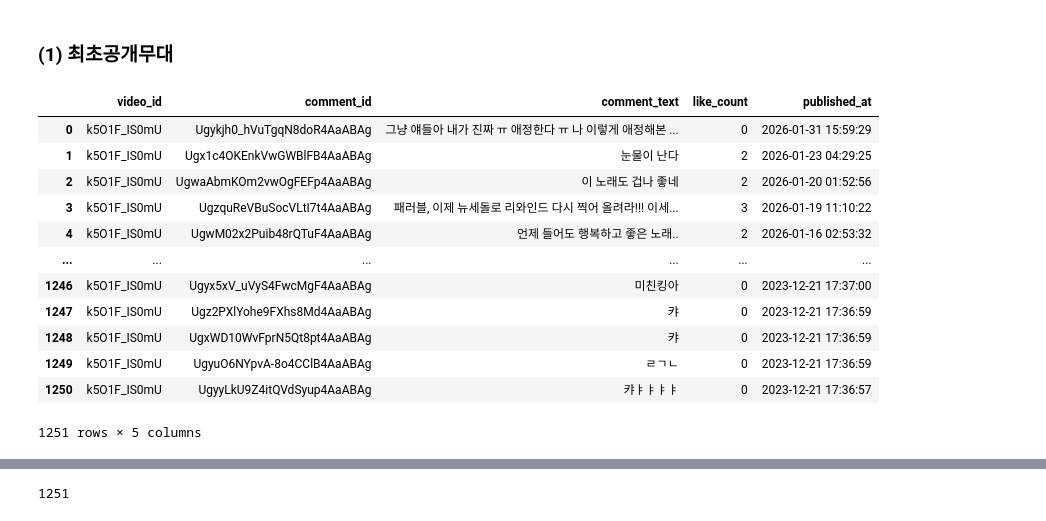
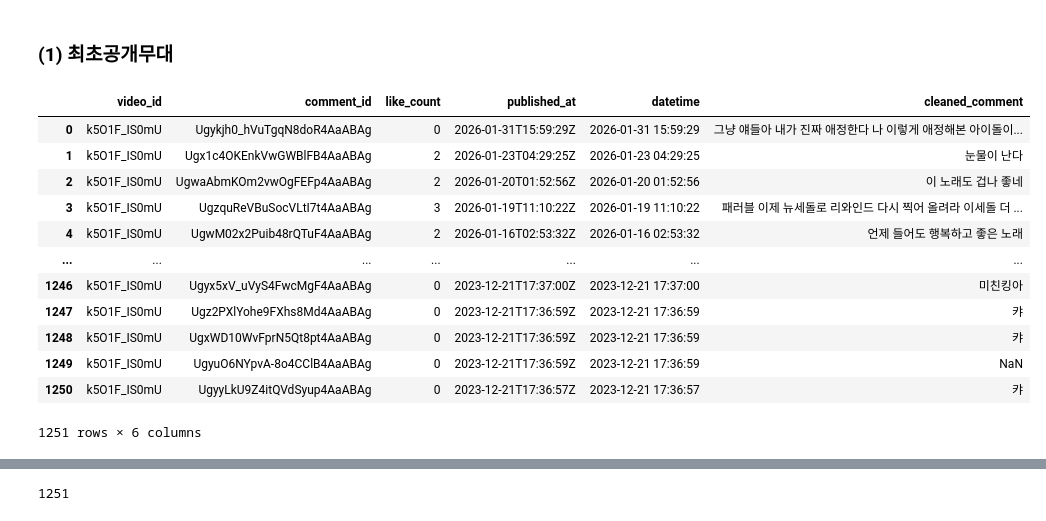
Before and after one commit to PotenUP3-DA-Team4/DA_AI_Jobs, a Jupyter notebook: cocacoca0810/01_youtube_comments.ipynb, the cells around one changed output, grey strips where cells are left out. Cells and saved outputs as stored; diff of their text form; code cells hidden in the pictures.

Commit message:
update full comments

```diff
--- a/cocacoca0810/01_youtube_comments.ipynb
+++ b/cocacoca0810/01_youtube_comments.ipynb
@@ -288,20 +371,20 @@ sentence_series.to_csv("./data/01_raw/subsets/Full_youtube_comments.csv")
 # %% [markdown]
 ### (1) 최초공개무대
 # %%
-df_ISEGYE_01= df[df['video_id'] == 'k5O1F_IS0mU']
+df_ISEGYE_01= df2[df2['video_id'] == 'k5O1F_IS0mU']
 df_ISEGYE_01
 # %% [output]
-|  | video_id | comment_id | comment_text | like_count | published_at |
-| 0 | k5O1F_IS0mU | Ugykjh0_hVuTgqN8doR4AaABAg | 그냥 얘들아 내가 진짜 ㅠ 애정한다 ㅠ 나 이렇게 애정해본 ... | 0 | 2026-01-31 15:59:29 |
-| 1 | k5O1F_IS0mU | Ugx1c4OKEnkVwGWBlFB4AaABAg | 눈물이 난다 | 2 | 2026-01-23 04:29:25 |
-| 2 | k5O1F_IS0mU | UgwaAbmKOm2vwOgFEFp4AaABAg | 이 노래도 겁나 좋네 | 2 | 2026-01-20 01:52:56 |
-| 3 | k5O1F_IS0mU | UgzquReVBuSocVLtI7t4AaABAg | 패러블, 이제 뉴세돌로 리와인드 다시 찍어 올려라!!! 이세... | 3 | 2026-01-19 11:10:22 |
-| 4 | k5O1F_IS0mU | UgwM02x2Puib48rQTuF4AaABAg | 언제 들어도 행복하고 좋은 노래.. | 2 | 2026-01-16 02:53:32 |
-| ... | ... | ... | ... | ... | ... |
-| 1246 | k5O1F_IS0mU | Ugyx5xV_uVyS4FwcMgF4AaABAg | 미친킹아 | 0 | 2023-12-21 17:37:00 |
-| 1247 | k5O1F_IS0mU | Ugz2PXlYohe9FXhs8Md4AaABAg | 캬 | 0 | 2023-12-21 17:36:59 |
-| 1248 | k5O1F_IS0mU | UgxWD10WvFprN5Qt8pt4AaABAg | 캬 | 0 | 2023-12-21 17:36:59 |
-| 1249 | k5O1F_IS0mU | UgyuO6NYpvA-8o4CClB4AaABAg | ㄹㄱㄴ | 0 | 2023-12-21 17:36:59 |
-| 1250 | k5O1F_IS0mU | UgyyLkU9Z4itQVdSyup4AaABAg | 캬ㅑㅑㅑㅑ | 0 | 2023-12-21 17:36:57 |
+|  | video_id | comment_id | like_count | published_at | datetime | cleaned_comment |
+| 0 | k5O1F_IS0mU | Ugykjh0_hVuTgqN8doR4AaABAg | 0 | 2026-01-31T15:59:29Z | 2026-01-31 15:59:29 | 그냥 얘들아 내가 진짜 애정한다 나 이렇게 애정해본 아이돌이... |
+| 1 | k5O1F_IS0mU | Ugx1c4OKEnkVwGWBlFB4AaABAg | 2 | 2026-01-23T04:29:25Z | 2026-01-23 04:29:25 | 눈물이 난다 |
+| 2 | k5O1F_IS0mU | UgwaAbmKOm2vwOgFEFp4AaABAg | 2 | 2026-01-20T01:52:56Z | 2026-01-20 01:52:56 | 이 노래도 겁나 좋네 |
+| 3 | k5O1F_IS0mU | UgzquReVBuSocVLtI7t4AaABAg | 3 | 2026-01-19T11:10:22Z | 2026-01-19 11:10:22 | 패러블 이제 뉴세돌로 리와인드 다시 찍어 올려라 이세돌 더 ... |
+| 4 | k5O1F_IS0mU | UgwM02x2Puib48rQTuF4AaABAg | 2 | 2026-01-16T02:53:32Z | 2026-01-16 02:53:32 | 언제 들어도 행복하고 좋은 노래 |
+| ... | ... | ... | ... | ... | ... | ... |
+| 1246 | k5O1F_IS0mU | Ugyx5xV_uVyS4FwcMgF4AaABAg | 0 | 2023-12-21T17:37:00Z | 2023-12-21 17:37:00 | 미친킹아 |
+| 1247 | k5O1F_IS0mU | Ugz2PXlYohe9FXhs8Md4AaABAg | 0 | 2023-12-21T17:36:59Z | 2023-12-21 17:36:59 | 캬 |
+| 1248 | k5O1F_IS0mU | UgxWD10WvFprN5Qt8pt4AaABAg | 0 | 2023-12-21T17:36:59Z | 2023-12-21 17:36:59 | 캬 |
+| 1249 | k5O1F_IS0mU | UgyuO6NYpvA-8o4CClB4AaABAg | 0 | 2023-12-21T17:36:59Z | 2023-12-21 17:36:59 | NaN |
+| 1250 | k5O1F_IS0mU | UgyyLkU9Z4itQVdSyup4AaABAg | 0 | 2023-12-21T17:36:57Z | 2023-12-21 17:36:57 | 캬 |
-1251 rows × 5 columns
+1251 rows × 6 columns
 # %%
```
Also changed, not shown: parts of 66 cells of this notebook, 17 other files.
